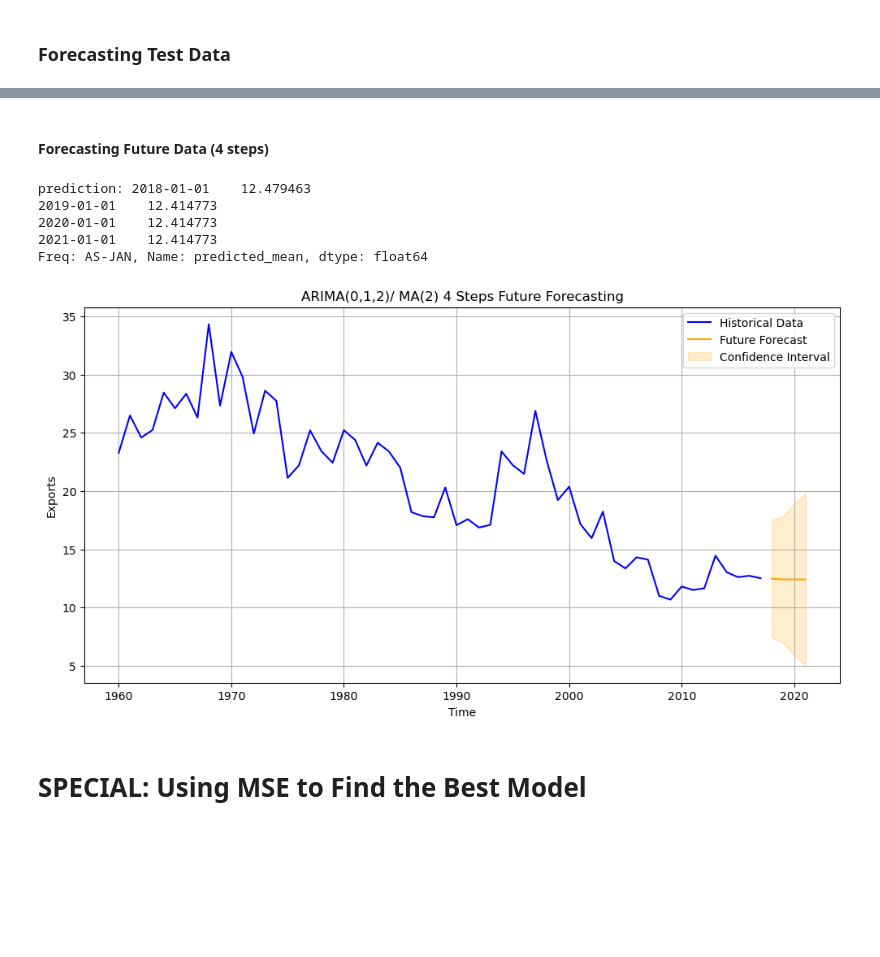
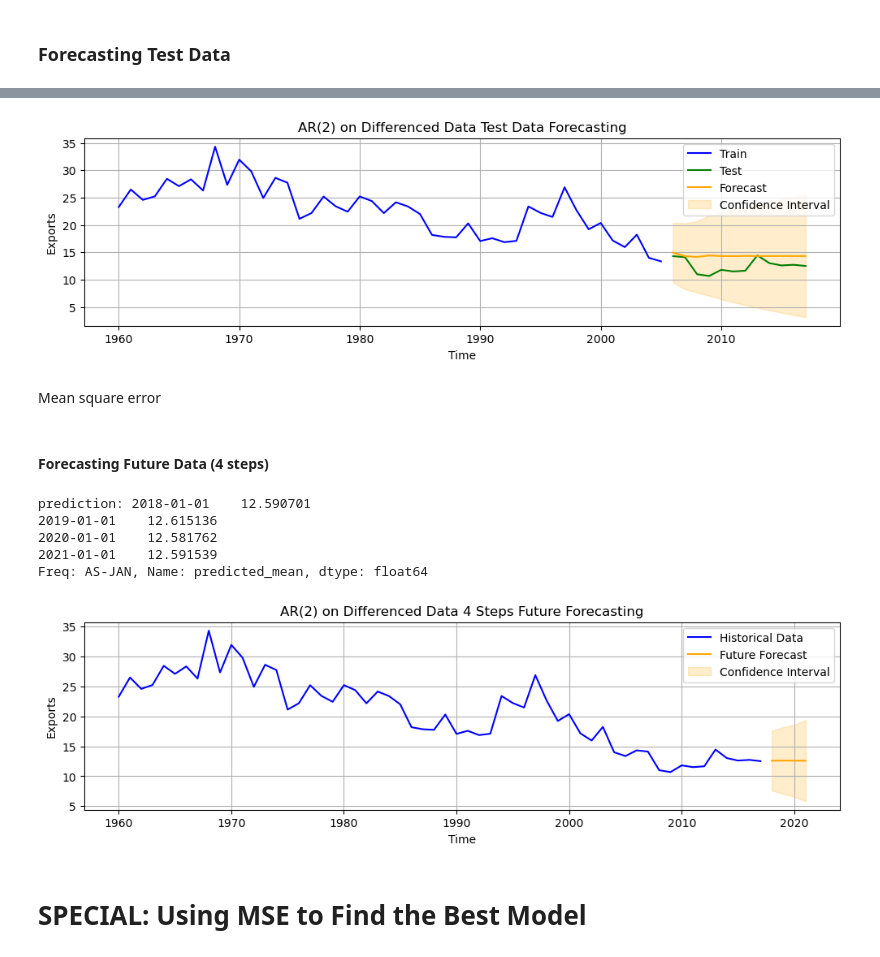
Before and after one commit to hubao666/Time-Series-Analysis-Central-African-Republic-Exports, a Jupyter notebook: TS_Analysis.ipynb, the cells around one changed output, grey strips where cells are left out. Saved outputs shown, nothing was run; the diff lists cells and outputs as text; code cells hidden in the pictures; blank space fills up the shorter version.

```diff
--- a/TS_Analysis.ipynb
+++ b/TS_Analysis.ipynb
@@ -375,7 +400,7 @@ def forecast_future(data, ar_p, ar_i, ar_q, steps=4, alpha=0.05):
     return forecast, conf_interval
 # %%
 def plot_test_prediction(prediction, conf_int, name, future_prediction=False):
-    plt.figure(figsize=(12, 6))
+    plt.figure(figsize=(12, 3))
     if future_prediction:
         plt.plot(df.index, df['Exports'], label='Historical Data', color='blue')
         future_index = pd.date_range(
@@ -422,15 +442,22 @@ plot_test_prediction(forecase012,confi_interal012, 'ARIMA(0,1,2)/ MA(2)')
+# %%
+mse210, forecase210, confi_interal210 = calculate_MSE_Forecast_confi_int(df['Exports'], 2, 1, 0)
+plot_test_prediction(forecase210,confi_interal210, 'AR(2) on Differenced Data')
+# %% [output]
+[figure, added]
+# %% [markdown]
+Mean square error
 # %% [markdown]
 #### Forecasting Future Data (4 steps)
 # %%
-forecase_future012, confi_interal_future012 = forecast_future(df['Exports'], 0, 1, 2, steps=4)
-plot_test_prediction(forecase_future012, confi_interal_future012, 'ARIMA(0,1,2)/ MA(2)', future_prediction=True)
+forecase_future210, confi_interal_future210 = forecast_future(df['Exports'], 2, 1, 0, steps=4)
+plot_test_prediction(forecase_future210, confi_interal_future210, 'AR(2) on Differenced Data', future_prediction=True)
 # %% [output]
-prediction: 2018-01-01    12.479463
-2019-01-01    12.414773
-2020-01-01    12.414773
-2021-01-01    12.414773
+prediction: 2018-01-01    12.590701
+2019-01-01    12.615136
+2020-01-01    12.581762
+2021-01-01    12.591539
 Freq: AS-JAN, Name: predicted_mean, dtype: float64
-[figure, old version]
+[figure, new version]
 # %% [markdown]
 # SPECIAL: Using MSE to Find the Best Model
 # %%
```
Also changed, not shown: parts of 17 cells of this notebook.
